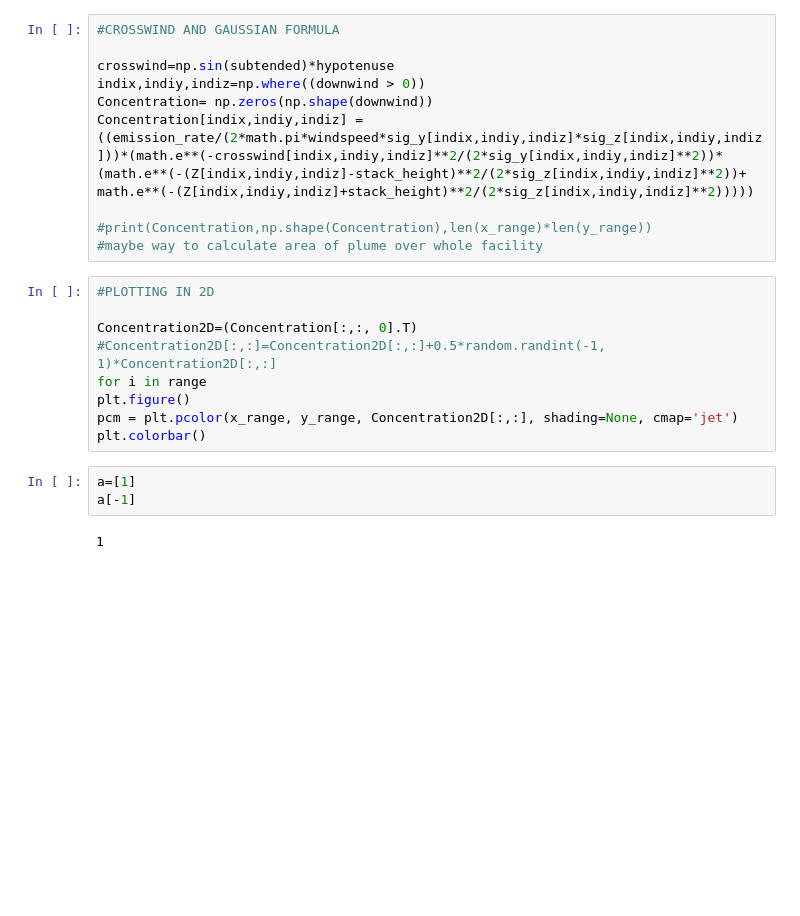
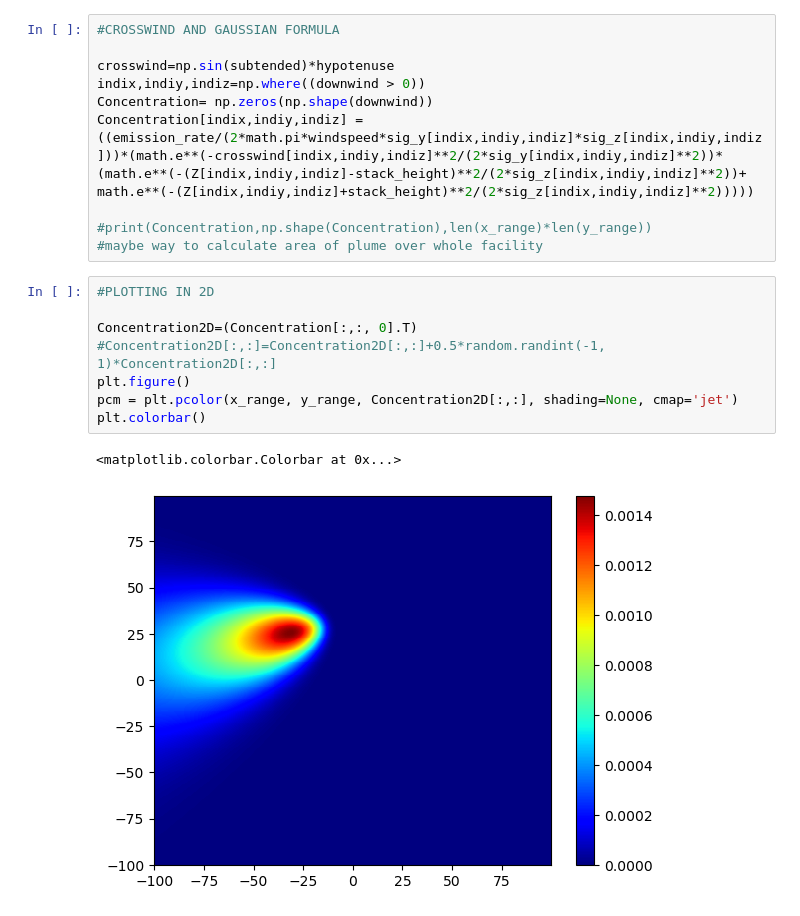
Before and after one commit to karina-regina/Expo7, a Jupyter notebook: PYTHON/Old Files/heatmap_with_noise.ipynb, the cells around one changed output. Drawn from its saved outputs; the diff is of its cells as text; blank space fills up the shorter version.

```diff
--- a/PYTHON/Old Files/heatmap_with_noise.ipynb
+++ b/PYTHON/Old Files/heatmap_with_noise.ipynb
@@ -85,14 +83,11 @@ Concentration[indix,indiy,indiz] =((emission_rate/(2*math.pi*windspeed*sig_y[ind
 # %%
 #PLOTTING IN 2D
 
 Concentration2D=(Concentration[:,:, 0].T)
 #Concentration2D[:,:]=Concentration2D[:,:]+0.5*random.randint(-1, 1)*Concentration2D[:,:]
-for i in range
 plt.figure()
 pcm = plt.pcolor(x_range, y_range, Concentration2D[:,:], shading=None, cmap='jet')
 plt.colorbar()
+# %% [output]
+<matplotlib.colorbar.Colorbar at 0x...>
+[figure, added]
-# %%
-a=[1]
-a[-1]
-# %% [output]
-1
```
Also changed, not shown: parts of 3 cells of this notebook.
